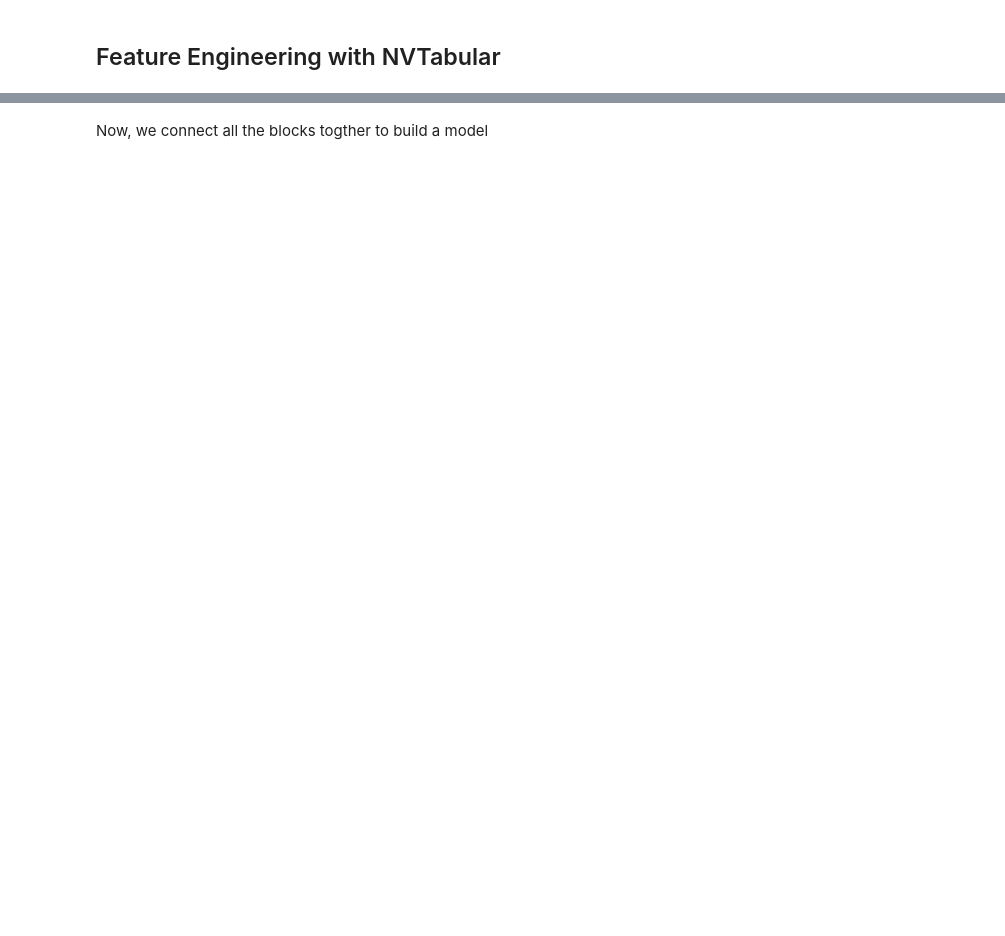
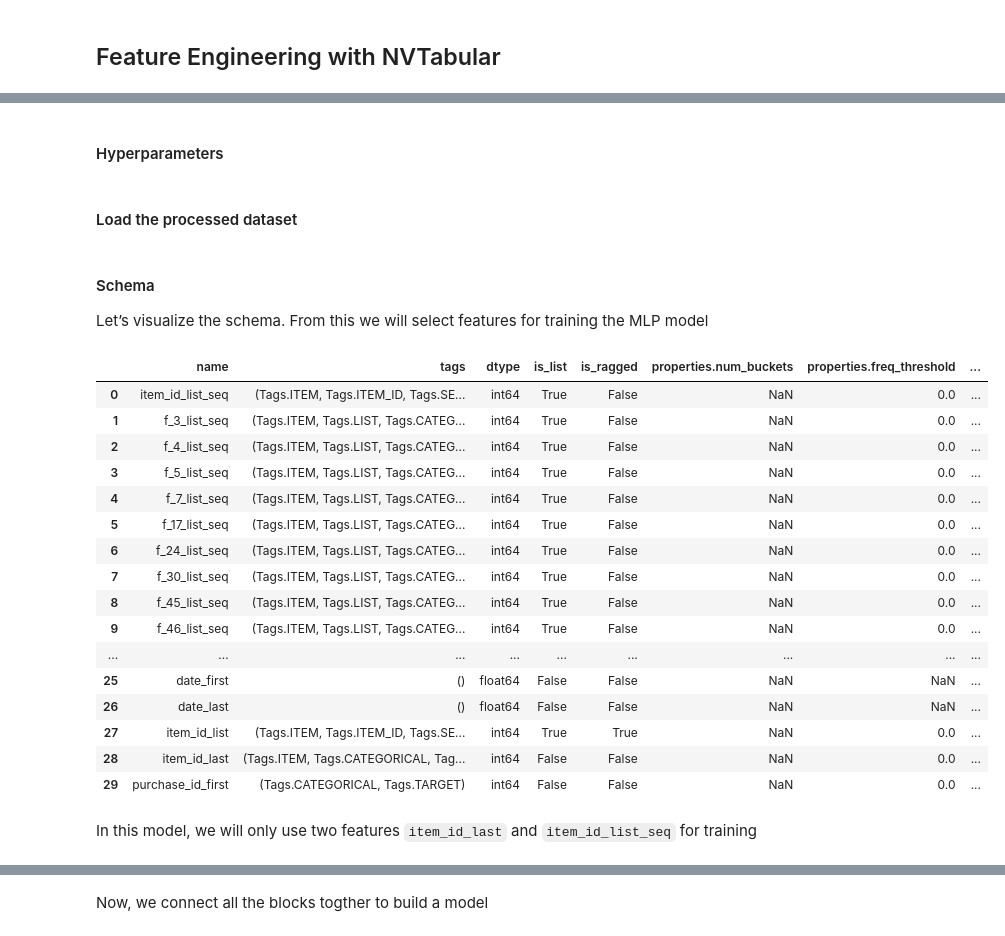
Before and after one commit to rvk007/models, a Jupyter notebook: examples/usecases/recsys22-examples/RecSys2022-Dressipi.ipynb, the cells around one changed output, grey strips where cells are left out. Saved outputs shown, nothing was run; the diff lists cells and outputs as text; code cells hidden in the pictures; blank space fills up the shorter version.

```diff
--- a/examples/usecases/recsys22-examples/RecSys2022-Dressipi.ipynb
+++ b/examples/usecases/recsys22-examples/RecSys2022-Dressipi.ipynb
@@ -259,3 +248,5 @@ A sequential-MLP model with average of the sequence as final representation
+# %% [markdown]
+#### Hyperparameters
 # %%
 SEED = 42
 EPOCHS = 5
@@ -269,9 +260,36 @@ OPTIMIZER_NAME = 'adam'
 LOSS='CategoricalCrossentropy'
 
 tf.keras.utils.set_random_seed(SEED)
+# %% [markdown]
+#### Load the processed dataset
 # %%
 train = Dataset(os.path.join(DATA_PROCESSED_FOLDER, 'train/*.parquet'), shuffle=False,)
 valid = Dataset(os.path.join(DATA_PROCESSED_FOLDER, 'valid/*.parquet'), shuffle=False,)
+# %% [markdown]
+#### Schema
+Let’s visualize the schema. From this we will select features for training the MLP model
+# %%
+train.schema
+# %% [output]
+|  | name | tags | dtype | is_list | is_ragged | properties.num_buckets | properties.freq_threshold | ... |
+| 0 | item_id_list_seq | (Tags.ITEM, Tags.ITEM_ID, Tags.SE... | int64 | True | False | NaN | 0.0 | ... |
+| 1 | f_3_list_seq | (Tags.ITEM, Tags.LIST, Tags.CATEG... | int64 | True | False | NaN | 0.0 | ... |
+| 2 | f_4_list_seq | (Tags.ITEM, Tags.LIST, Tags.CATEG... | int64 | True | False | NaN | 0.0 | ... |
+| 3 | f_5_list_seq | (Tags.ITEM, Tags.LIST, Tags.CATEG... | int64 | True | False | NaN | 0.0 | ... |
+| 4 | f_7_list_seq | (Tags.ITEM, Tags.LIST, Tags.CATEG... | int64 | True | False | NaN | 0.0 | ... |
+| 5 | f_17_list_seq | (Tags.ITEM, Tags.LIST, Tags.CATEG... | int64 | True | False | NaN | 0.0 | ... |
+| 6 | f_24_list_seq | (Tags.ITEM, Tags.LIST, Tags.CATEG... | int64 | True | False | NaN | 0.0 | ... |
+| 7 | f_30_list_seq | (Tags.ITEM, Tags.LIST, Tags.CATEG... | int64 | True | False | NaN | 0.0 | ... |
+| 8 | f_45_list_seq | (Tags.ITEM, Tags.LIST, Tags.CATEG... | int64 | True | False | NaN | 0.0 | ... |
+| 9 | f_46_list_seq | (Tags.ITEM, Tags.LIST, Tags.CATEG... | int64 | True | False | NaN | 0.0 | ... |
+| ... | ... | ... | ... | ... | ... | ... | ... | ... |
+| 25 | date_first | () | float64 | False | False | NaN | NaN | ... |
+| 26 | date_last | () | float64 | False | False | NaN | NaN | ... |
+| 27 | item_id_list | (Tags.ITEM, Tags.ITEM_ID, Tags.SE... | int64 | True | True | NaN | 0.0 | ... |
+| 28 | item_id_last | (Tags.ITEM, Tags.CATEGORICAL, Tag... | int64 | False | False | NaN | 0.0 | ... |
+| 29 | purchase_id_first | (Tags.CATEGORICAL, Tags.TARGET) | int64 | False | False | NaN | 0.0 | ... |
+# %% [markdown]
+In this model, we will only use two features `item_id_last` and `item_id_list_seq` for training
 # %%
 schema_model = train.schema.select_by_name(['item_id_last', 'item_id_list_seq', 'purchase_id_first'])
 schema_model
```
Also changed, not shown: parts of 46 cells of this notebook.
